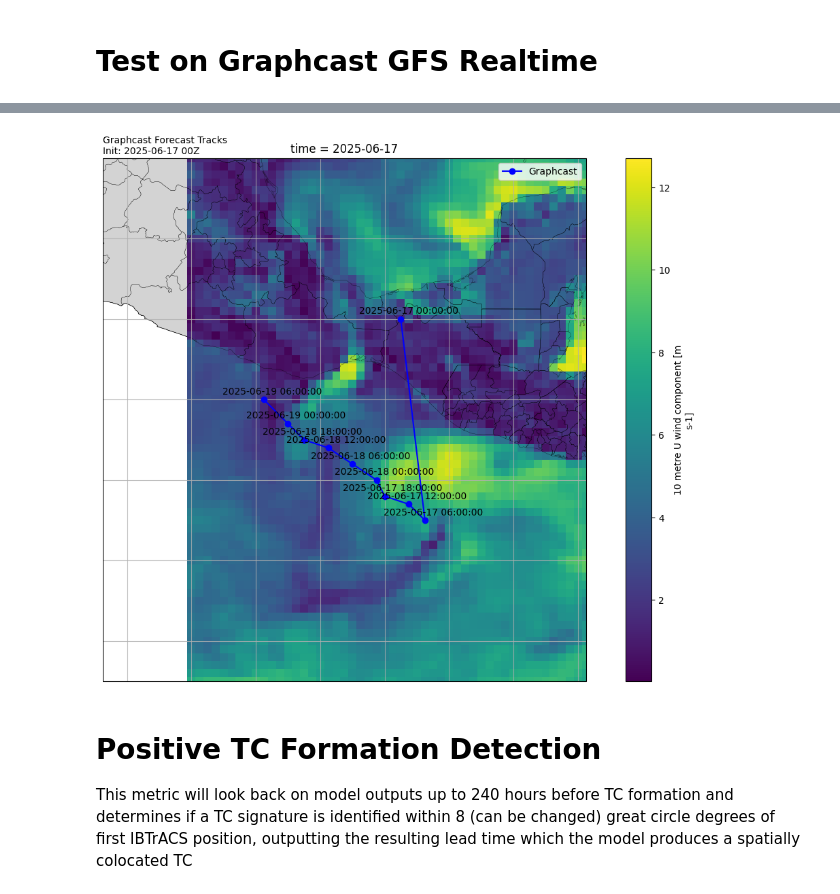
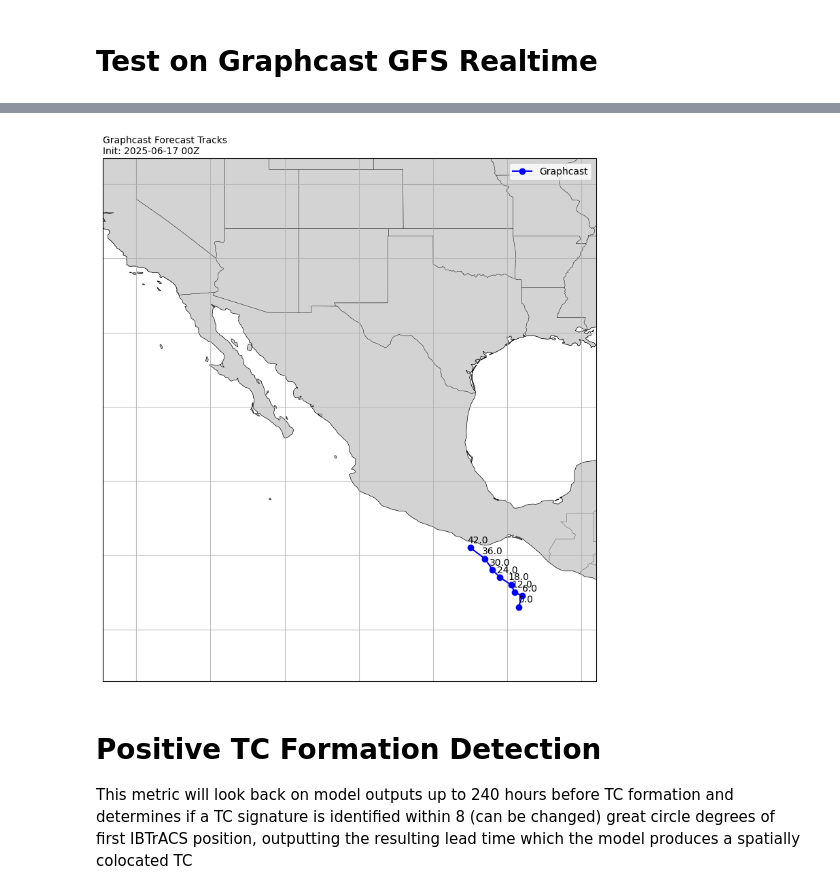
Before and after one commit to brightbandtech/ExtremeWeatherBench, a Jupyter notebook: dev/tropical_cyclone_basic.ipynb, the cells around one changed output, grey strips where cells are left out. Cells and saved outputs as stored; diff of their text form; code cells hidden in the pictures.

```diff
--- a/dev/tropical_cyclone_basic.ipynb
+++ b/dev/tropical_cyclone_basic.ipynb
@@ -692,7 +711,8 @@ grap_ds = grap_ds.rename({'msl': 'mean_sea_level_pressure',
                               })
 # %%
 cyclone_dataset_builder = CycloneDatasetBuilder()
-start_date = pd.Timestamp('2025-06-17 00:00:00')
-end_date = pd.Timestamp('2025-06-17 00:00:00') + pd.Timedelta(hours=240)
-grap_cyclone_dataset = cyclone_dataset_builder.build_dataset(grap_ds, start_date, end_date, basin, tc_variable_amount='min').compute()
+start_date = pd.Timestamp('2025-06-17 12:00:00')
+end_date = pd.Timestamp('2025-06-17 12:00:00') + pd.Timedelta(hours=240)
+grap_basin = CoordinateBounds(min_lat=5, max_lat=40, min_lon=230, max_lon=320)
+grap_cyclone_dataset = cyclone_dataset_builder.build_dataset(grap_ds, start_date, end_date, grap_basin, tc_variable_amount='min').compute()
 grap_tctracks = create_tctracks_from_dataset(grap_cyclone_dataset)
@@ -701,26 +725,25 @@ KeyboardInterrupt:
 # %%
 fig = plt.figure(figsize=(15, 10))
 ax = plt.axes(projection=ccrs.PlateCarree())
 # Add map features
 ax.add_feature(cfeature.BORDERS,linewidth=0.2)
 ax.gridlines(alpha=0.8)
 ax.add_feature(cfeature.STATES,linewidth=0.2)
 
 ax.add_feature(cfeature.LAND,facecolor='lightgray',edgecolor='k',linewidth=0.5)
 
 lons = [n.coordinate.longitude for grap_tctrack in grap_tctracks for n in grap_tctrack.track]
 lats = [n.coordinate.latitude for grap_tctrack in grap_tctracks for n in grap_tctrack.track]
 ax.set_extent([np.min(lons)-5,np.max(lons)+5, np.min(lats)-5, np.max(lats)+5], crs=ccrs.PlateCarree())
 
 # Plot first point of ERA5 track with larger marker and annotation
-[n.plot(ax=ax,transform=ccrs.PlateCarree(),label='Graphcast',color='b',marker='o') for n in grap_tctracks]
-[ax.annotate(n.valid_time.strftime('%Y-%m-%d %H:%M:%S'), xy=(n.coordinate.longitude+1, n.coordinate.latitude+1), xytext=(n.coordinate.longitude+0.25, n.coordinate.latitude+0.25), fontsize=10, ha='center', va='center') for n in grap_tctracks[0].track]
-grap_cyclone_dataset.isel(time=0).sel(latitude=slice(np.max(lats)+5, np.min(lats)-5), longitude=slice(np.min(lons)-5, np.max(lons)+5))['surface_wind_speed'].plot(ax=ax)
+[n.plot(ax=ax,transform=ccrs.PlateCarree(),label='Graphcast',color='b',marker='o') for n in grap_tctracks[0:1]]
+[ax.annotate((n.valid_time - pd.Timestamp('2025-06-17 12:00:00')).total_seconds()/3600, xy=(n.coordinate.longitude+2, n.coordinate.latitude+2), xytext=(n.coordinate.longitude+0.5, n.coordinate.latitude+0.5), fontsize=10, ha='center', va='center') for n in grap_tctracks[0].track]
 ax.legend()
 ax.set_title('Graphcast Forecast Tracks\nInit: 2025-06-17 00Z', wrap=True, loc='left', fontsize=10)
 plt.show()
 # %% [output]
-[figure, old version]
+[figure, new version]
 # %% [markdown]
 # Positive TC Formation Detection
 This metric will look back on model outputs up to 240 hours before TC formation and determines if a TC signature is identified within 8 (can be changed) great circle degrees of first IBTrACS position, outputting the resulting lead time which the model produces a spatially colocated TC
```
Also changed, not shown: parts of 13 cells of this notebook.
